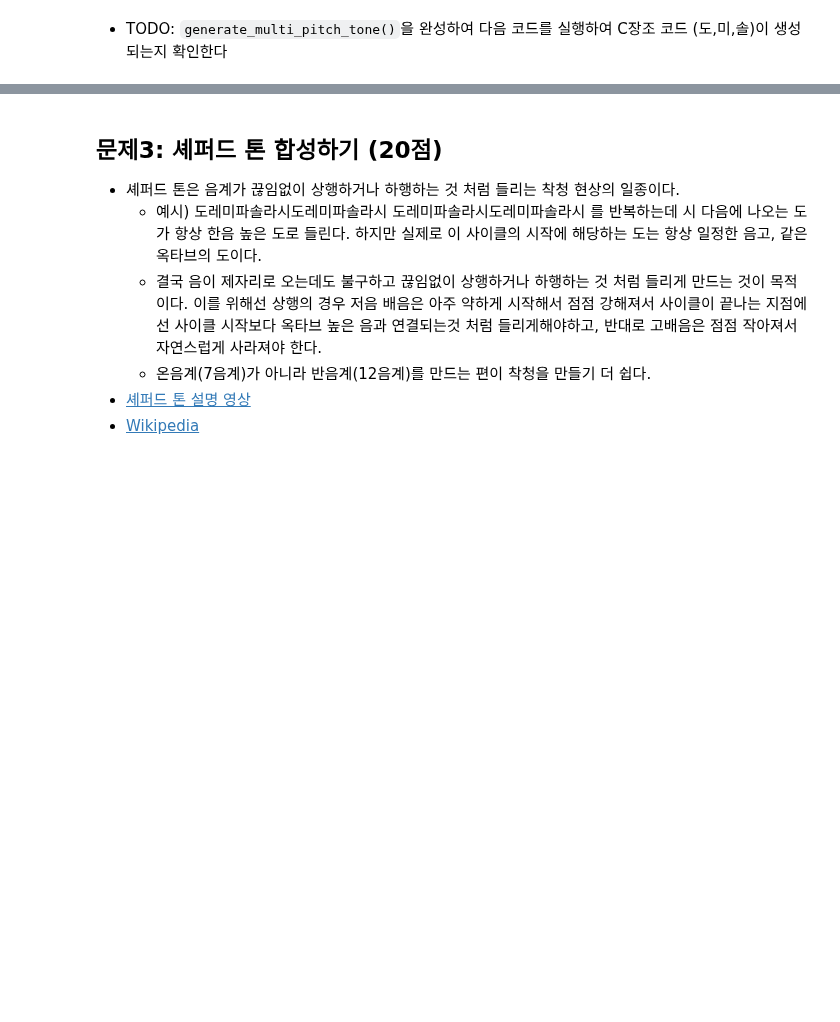
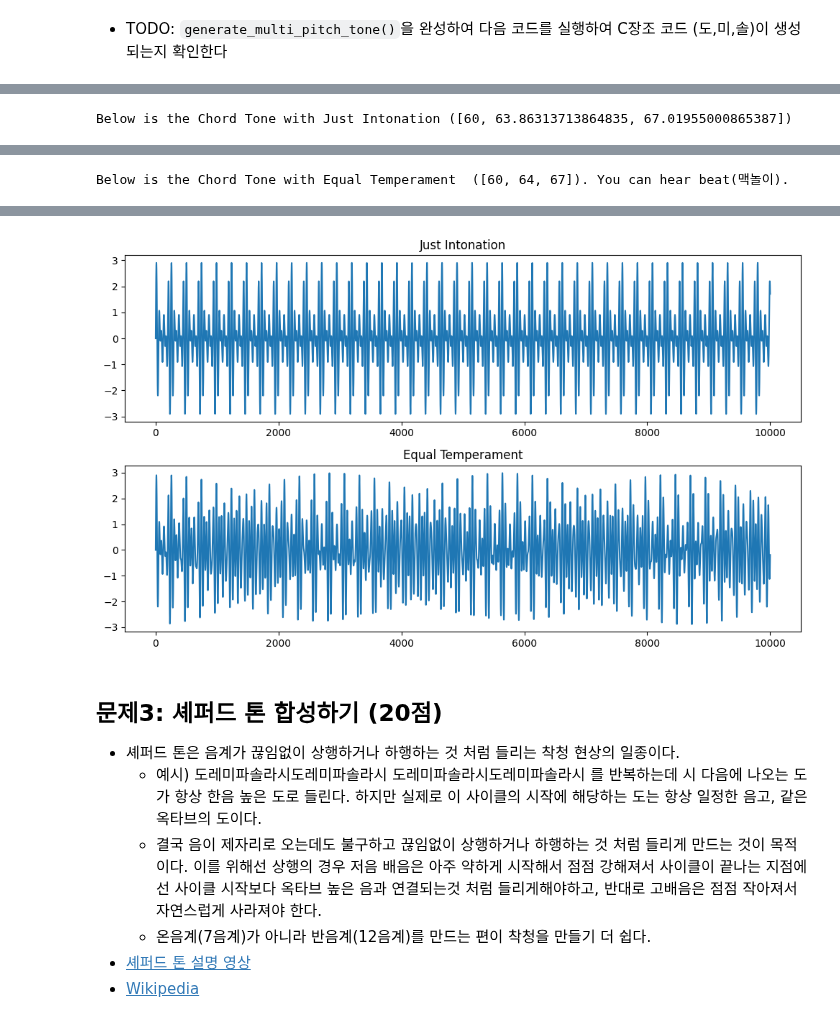
Before and after one commit to jdasam/ant5015, a Jupyter notebook: MIR_Assignment_1.ipynb, the cells around one changed output, grey strips where cells are left out. Cells and saved outputs as stored; diff of their text form; code cells hidden in the pictures; blank space fills up the shorter version.

```diff
--- a/MIR_Assignment_1.ipynb
+++ b/MIR_Assignment_1.ipynb
@@ -208,3 +253,15 @@ equal_temperament_chord = [fund_pitch, fund_pitch+4, fund_pitch+7]
 equal_chord_tone = generate_multi_pitch_tone(equal_temperament_chord, amp_list, 3, sr=SR)
 print(f'Below is the Chord Tone with Equal Temperament  ({equal_temperament_chord}). You can hear beat(맥놀이).')
 ipd.display(ipd.Audio(equal_chord_tone, rate=SR))
+
+plt.figure(figsize=(10, 6))
+plt.subplot(2,1,1)
+plt.plot(just_chord_tone[:10000])
+plt.title('Just Intonation')
+plt.subplot(2,1,2)
+plt.plot(equal_chord_tone[:10000])
+plt.title('Equal Temperament')
+plt.tight_layout()
+plt.show()
+# %% [output]
+Below is the Chord Tone with Just Intonation ([60, 63.86313713864835, 67.01955000865387])
@@ -210,0 +269 @@ ipd.display(ipd.Audio(equal_chord_tone, rate=SR))
+Below is the Chord Tone with Equal Temperament  ([60, 64, 67]). You can hear beat(맥놀이).
@@ -211,3 +271,4 @@ ipd.display(ipd.Audio(equal_chord_tone, rate=SR))
+[figure, added]
 # %% [markdown]
 ## 문제3: 셰퍼드 톤 합성하기 (20점)
 - 셰퍼드 톤은 음계가 끊임없이 상행하거나 하행하는 것 처럼 들리는 착청 현상의 일종이다.
```
Also changed, not shown: parts of 9 cells of this notebook.
